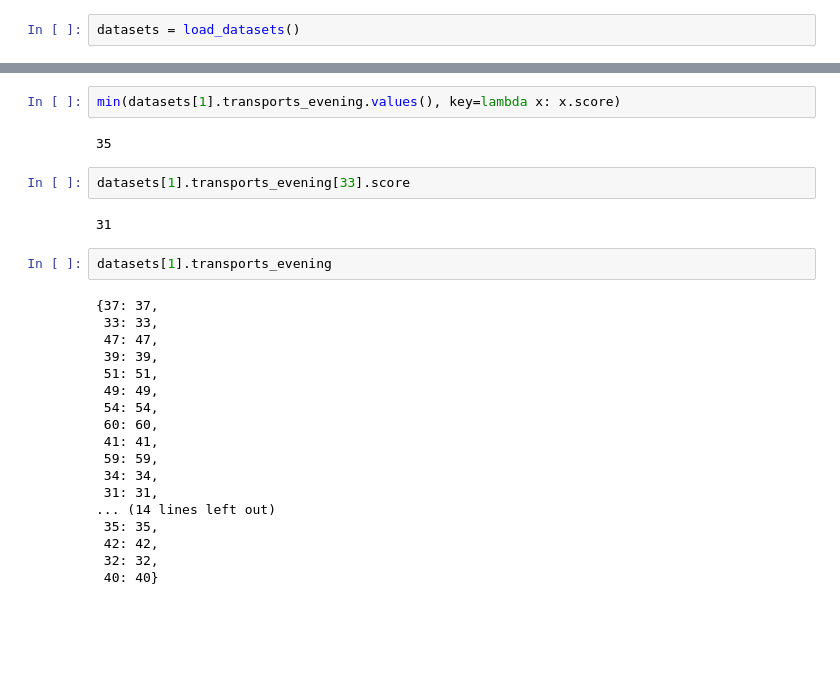
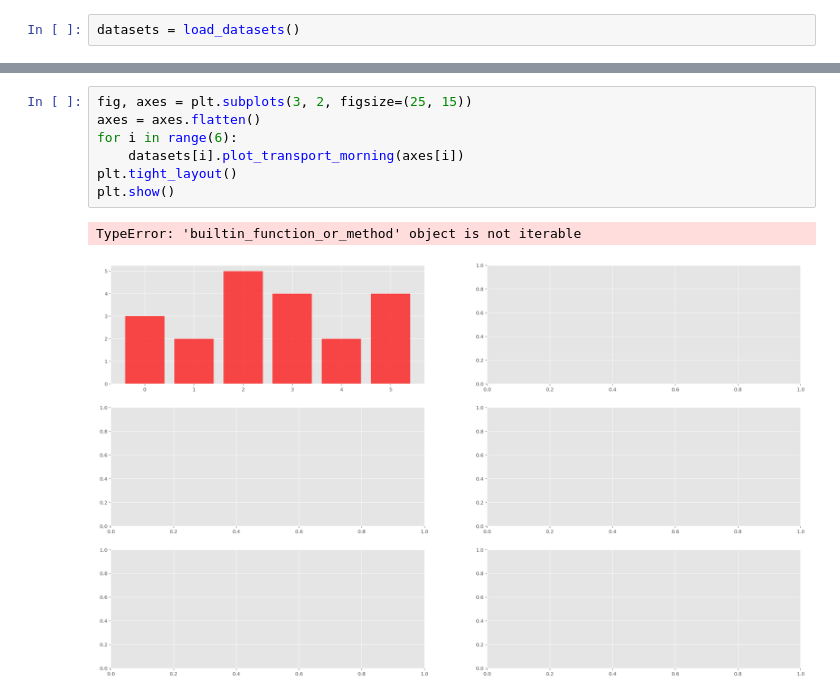
Before and after one commit to romainfd/competitions, a Jupyter notebook: AXAcodeChallenge/antoine1.ipynb, the cells around one changed output, grey strips where cells are left out. Cells and saved outputs as stored; diff of their text form; blank space fills up the shorter version.

```diff
--- a/AXAcodeChallenge/antoine1.ipynb
+++ b/AXAcodeChallenge/antoine1.ipynb
@@ -37,28 +53,10 @@ AttributeError: 'Dataset' object has no attribute 'transports'
-# %%
-min(datasets[1].transports_evening.values(), key=lambda x: x.score)
-# %% [output]
-35
-# %%
-datasets[1].transports_evening[33].score
-# %% [output]
-31
-# %%
-datasets[1].transports_evening
-# %% [output]
-{37: 37,
- 33: 33,
- 47: 47,
- 39: 39,
- 51: 51,
- 49: 49,
- 54: 54,
- 60: 60,
- 41: 41,
- 59: 59,
- 34: 34,
- 31: 31,
-... (14 lines left out)
- 35: 35,
- 42: 42,
- 32: 32,
- 40: 40}
+# %%
+fig, axes = plt.subplots(3, 2, figsize=(25, 15))
+axes = axes.flatten()
+for i in range(6):
+    datasets[i].plot_transport_morning(axes[i])
+plt.tight_layout()
+plt.show()
+# %% [output]
+TypeError: 'builtin_function_or_method' object is not iterable
+[figure, added]
```
Also changed, not shown: parts of 7 cells of this notebook, 2 other files.
